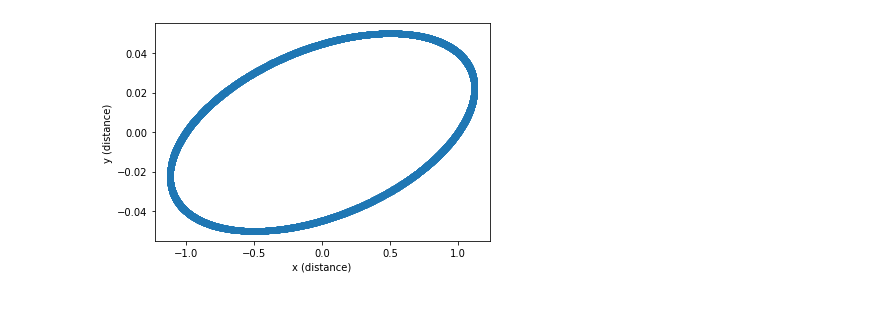
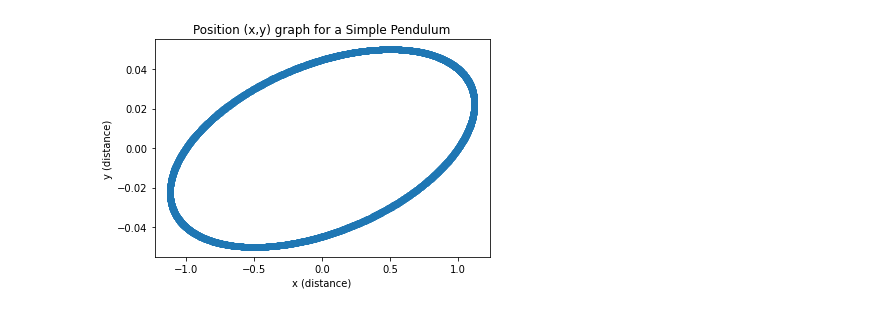
Before and after one commit to A-Wenju/Lab-1_Spring_Code-and-Data, a Jupyter notebook: Simple_Pendulum_Simulation.ipynb, the cells around one changed output. Saved outputs shown, nothing was run; the diff lists cells and outputs as text; code cells hidden in the pictures.

```diff
--- a/Simple_Pendulum_Simulation.ipynb
+++ b/Simple_Pendulum_Simulation.ipynb
@@ -5,12 +5,13 @@ import matplotlib.pyplot as plt
 # %%
 #define the acceleration function
 gamma = 0   #set the damping factor
+omega = 1   #set the frequency parameter
 
 def acc(x, v):  #this is based on the differential equation
-    return -x - gamma*v
+    return -omega**2*x - gamma*v
 # %%
 #define the parameters
-final_time = 40  #set the time duration and time steps for integration
+final_time = 20  #set the time duration and time steps for integration
 dt = 0.01
 N = int(final_time/dt)  #this sets the number of data points
 
@@ -42,8 +43,9 @@ vel_y = [velocity[i][0] for i in range(0,N+1)]
 # %%
 #plot the above results to show the ellipse
 plt.scatter(pos_x, pos_y)   #We can also change the damping factor to show the spiraling effect
 plt.xlabel('x (distance)')
 plt.ylabel('y (distance)')
+plt.title('Position (x,y) graph for a Simple Pendulum')
 plt.show()
 # %% [output]
-[figure, old version]
+[figure, new version]
```
Also changed, not shown: parts of 2 cells of this notebook, 1 other file.
